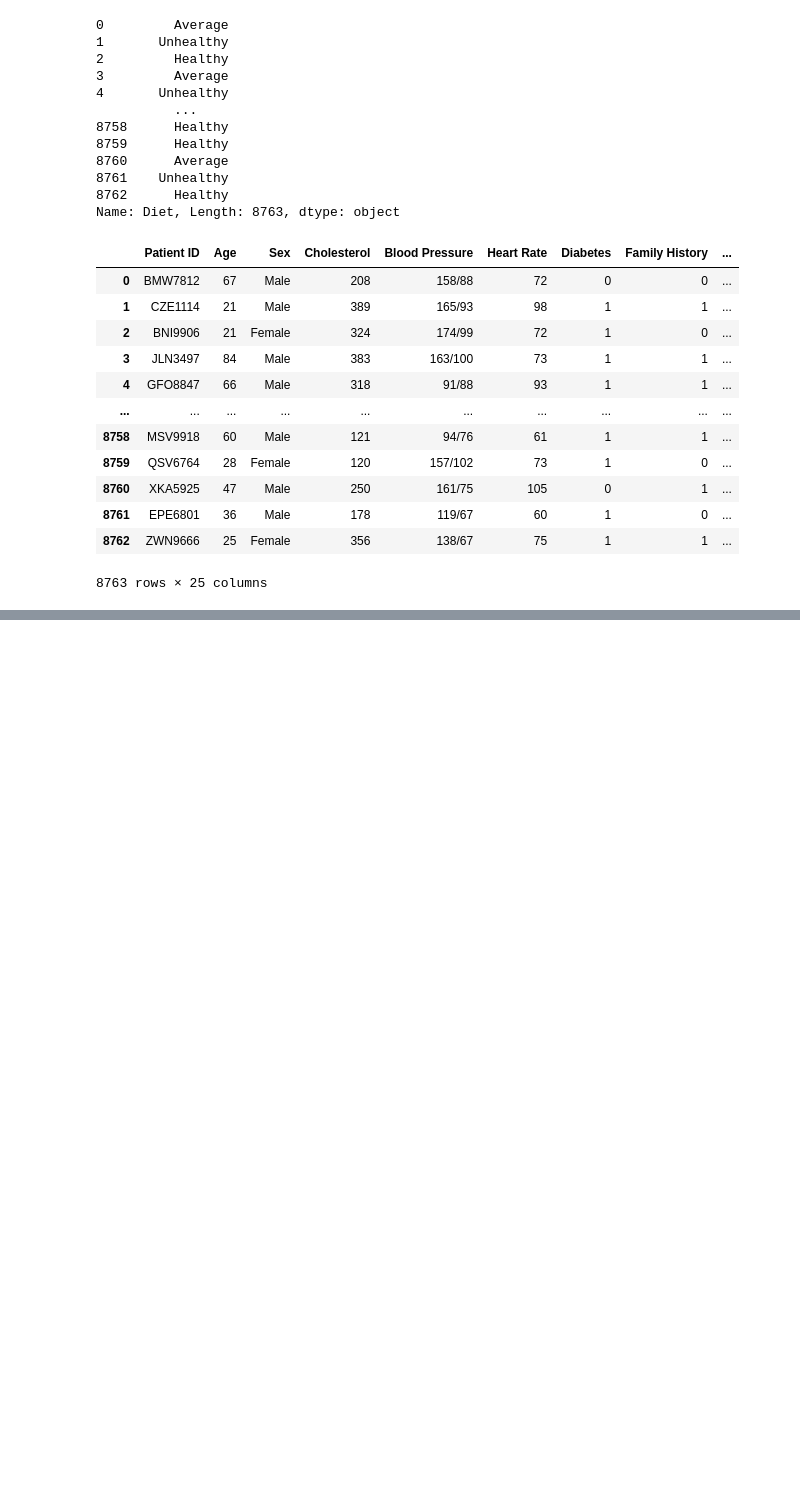
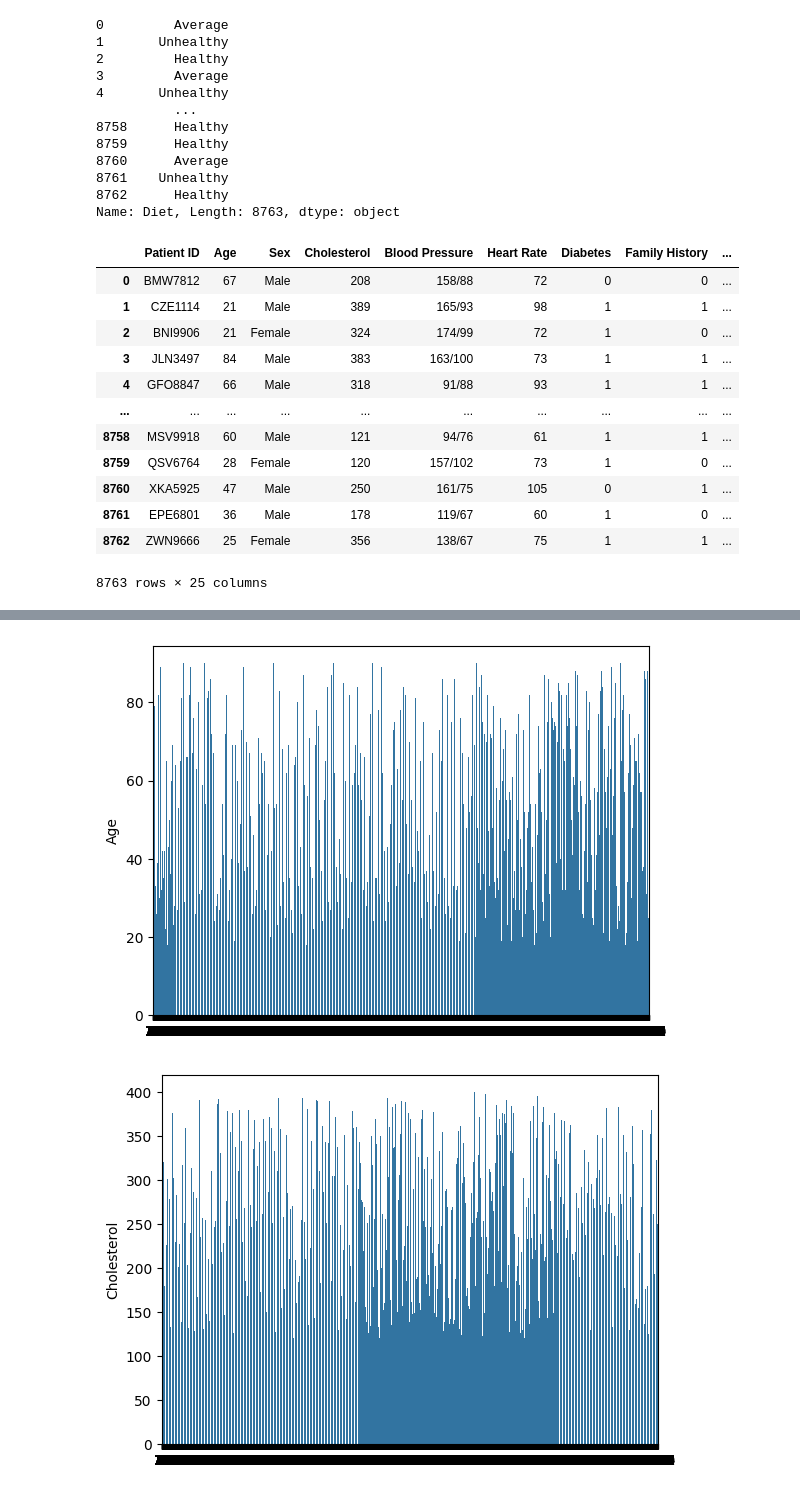
Before and after one commit to DaramNikhil/Heart-attack-risk-prediction, a Jupyter notebook: notebook/data_analysis.ipynb, the cells around one changed output, grey strips where cells are left out. Saved outputs shown, nothing was run; the diff lists cells and outputs as text; code cells hidden in the pictures; blank space fills up the shorter version.

```diff
--- a/notebook/data_analysis.ipynb
+++ b/notebook/data_analysis.ipynb
@@ -164,3 +164,9 @@ df.drop("Diet", axis=1)
 | 8761 | EPE6801 | 36 | Male | 178 | 119/67 | 60 | 1 | 0 | ... |
 | 8762 | ZWN9666 | 25 | Female | 356 | 138/67 | 75 | 1 | 1 | ... |
 8763 rows × 25 columns
+# %%
+df[['Systolic', 'Diastolic']] = df['Blood Pressure'].str.split('/', expand=True).astype(int)
+# %%
+df = df.drop(["Income","Patient ID","Country","Continent","Hemisphere","Blood Pressure"], axis=1)
+for i in df.columns:
+    print(i)
@@ -166,0 +191,17 @@ df.drop("Diet", axis=1)
+# %%
+values = ['Age', 'Cholesterol', 'Heart Rate', 'Diabetes',
+                     'Family History', 'Smoking', 'Obesity',
+                     'Alcohol Consumption', 'Exercise Hours Per Week',
+                       'Previous Heart Problems', 'Medication Use',
+                         'Stress Level', 'Sedentary Hours Per Day', 'BMI', 'Triglycerides',
+                         'Physical Activity Days Per Week',
+                         'Sleep Hours Per Day']
+
+catagorics = ['Sex', 'Diet']
+
+for i in values:
+    sns.barplot(df[i])
+    plt.show()
+# %% [output]
+[figure, added]
+[figure, added]
```
Also changed, not shown: parts of 7 cells of this notebook, 5 other files.
